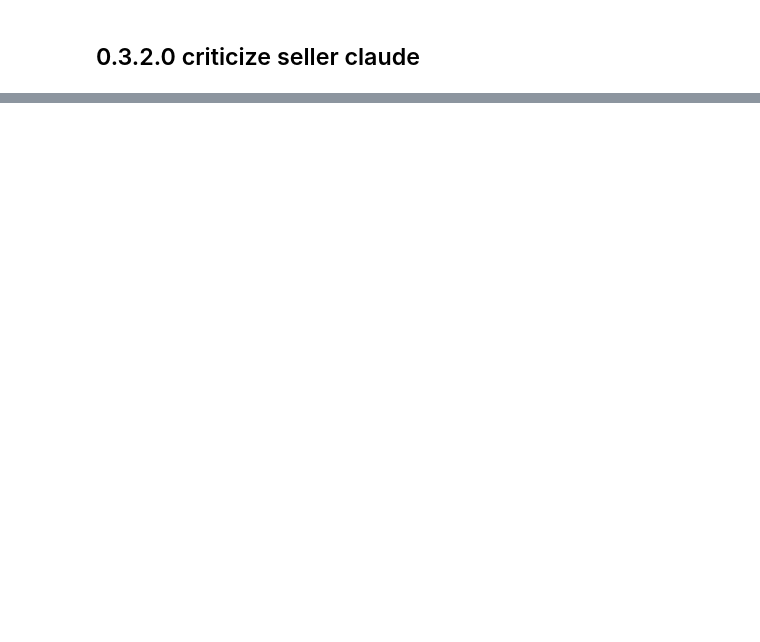
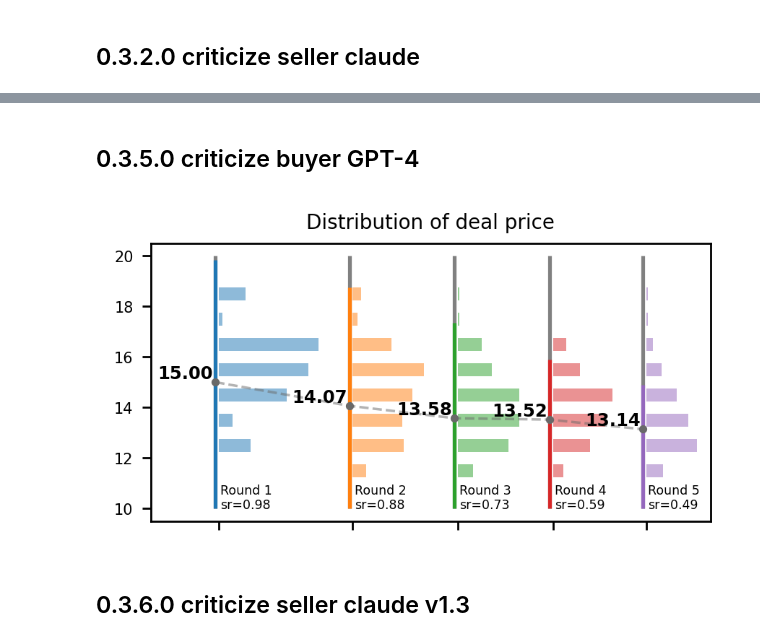
Before and after one commit to FranxYao/GPT-Bargaining, a Jupyter notebook: notebooks/draw_multiround.ipynb, the cells around one changed output, grey strips where cells are left out. Saved outputs shown, nothing was run; the diff lists cells and outputs as text; code cells hidden in the pictures; blank space fills up the shorter version.

```diff
--- a/notebooks/draw_multiround.ipynb
+++ b/notebooks/draw_multiround.ipynb
@@ -163,0 +187,23 @@ _, _ = draw_multiple(prices_reshape, xlim=(-35,265), price_number_offset=(-33, 0
+# %% [markdown]
+## 0.3.5.0 criticize buyer GPT-4
+# %%
+prices = parse_outputs_v2("../outputs/criticize_buyer_200_runs_5_rollout_ver_0.3.5.0.txt")
+
+prices_ = []
+for p in prices:
+    p_ = []
+    for pi in p:
+        if(pi > 10 and pi < 20): p_.append(pi)
+        else: break
+    if(len(p_) > 0): prices_.append(p_)
+
+prices_reshape = [[], [], [], [], []]
+for p in prices_:
+    for pi, p_ in enumerate(p):
+        prices_reshape[pi].append(p_)
+
+_, _ = draw_multiple(prices_reshape, xlim=(-40,290), price_number_offset=(-36, 0.15))
+# %% [output]
+[figure, added]
+# %% [markdown]
+## 0.3.6.0 criticize seller claude v1.3
```
Also changed, not shown: parts of 10 cells of this notebook, 2 other files.
